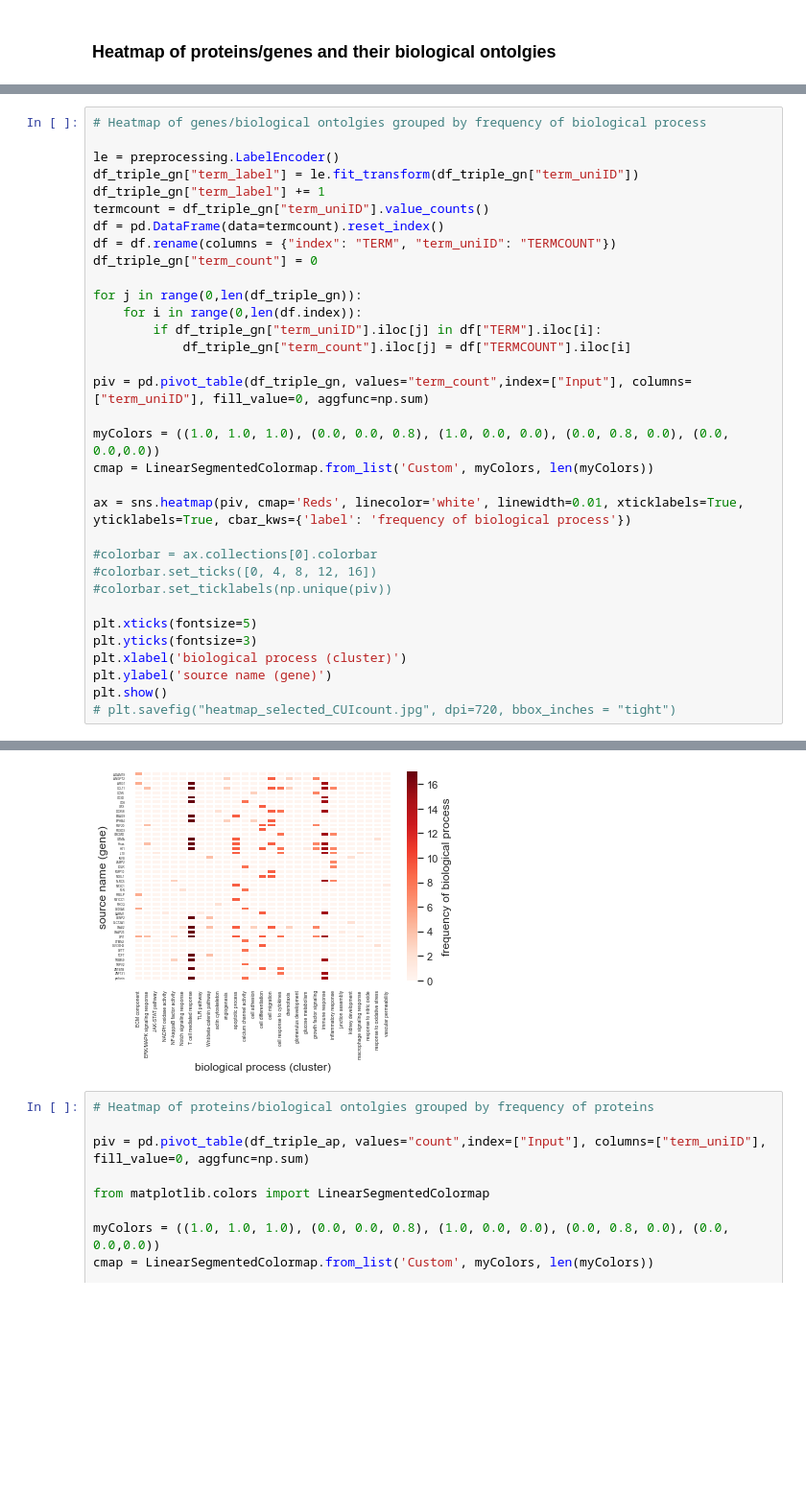
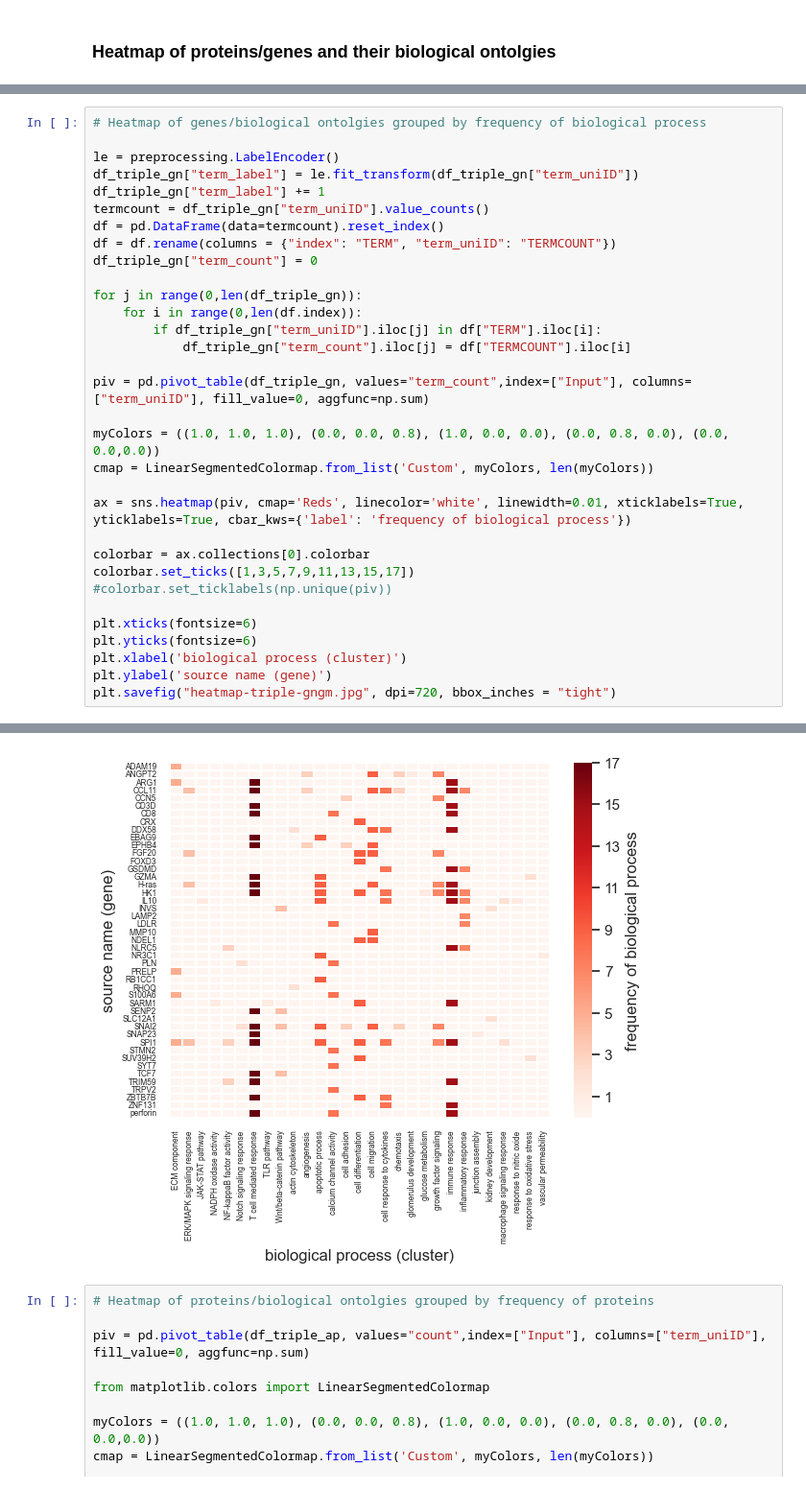
Before and after one commit to ashleefv/DKD_CaseStudy_SemNet2, a Jupyter notebook: DKD-SemNet-visualization.ipynb, the cells around one changed output, grey strips where cells are left out. Shown at 96% size. Drawn from its saved outputs; the diff is of its cells as text; blank space fills up the shorter version.

```diff
--- a/DKD-SemNet-visualization.ipynb
+++ b/DKD-SemNet-visualization.ipynb
@@ -117,14 +118,13 @@ cmap = LinearSegmentedColormap.from_list('Custom', myColors, len(myColors))
 
 ax = sns.heatmap(piv, cmap='Reds', linecolor='white', linewidth=0.01, xticklabels=True, yticklabels=True, cbar_kws={'label': 'frequency of biological process'})
 
-#colorbar = ax.collections[0].colorbar
-#colorbar.set_ticks([0, 4, 8, 12, 16])
+colorbar = ax.collections[0].colorbar
+colorbar.set_ticks([1,3,5,7,9,11,13,15,17])
 #colorbar.set_ticklabels(np.unique(piv))
 
-plt.xticks(fontsize=5)
-plt.yticks(fontsize=3)
+plt.xticks(fontsize=6)
+plt.yticks(fontsize=6)
 plt.xlabel('biological process (cluster)')
 plt.ylabel('source name (gene)')
-plt.show()
-# plt.savefig("heatmap_selected_CUIcount.jpg", dpi=720, bbox_inches = "tight")
+plt.savefig("heatmap-triple-gngm.jpg", dpi=720, bbox_inches = "tight")
 # %% [output]
@@ -131,4 +135,4 @@ plt.show()
-[figure, old version]
+[figure, new version]
 # %%
 # Heatmap of proteins/biological ontolgies grouped by frequency of proteins
 
```
Also changed, not shown: parts of 5 cells of this notebook, 1 other file.
